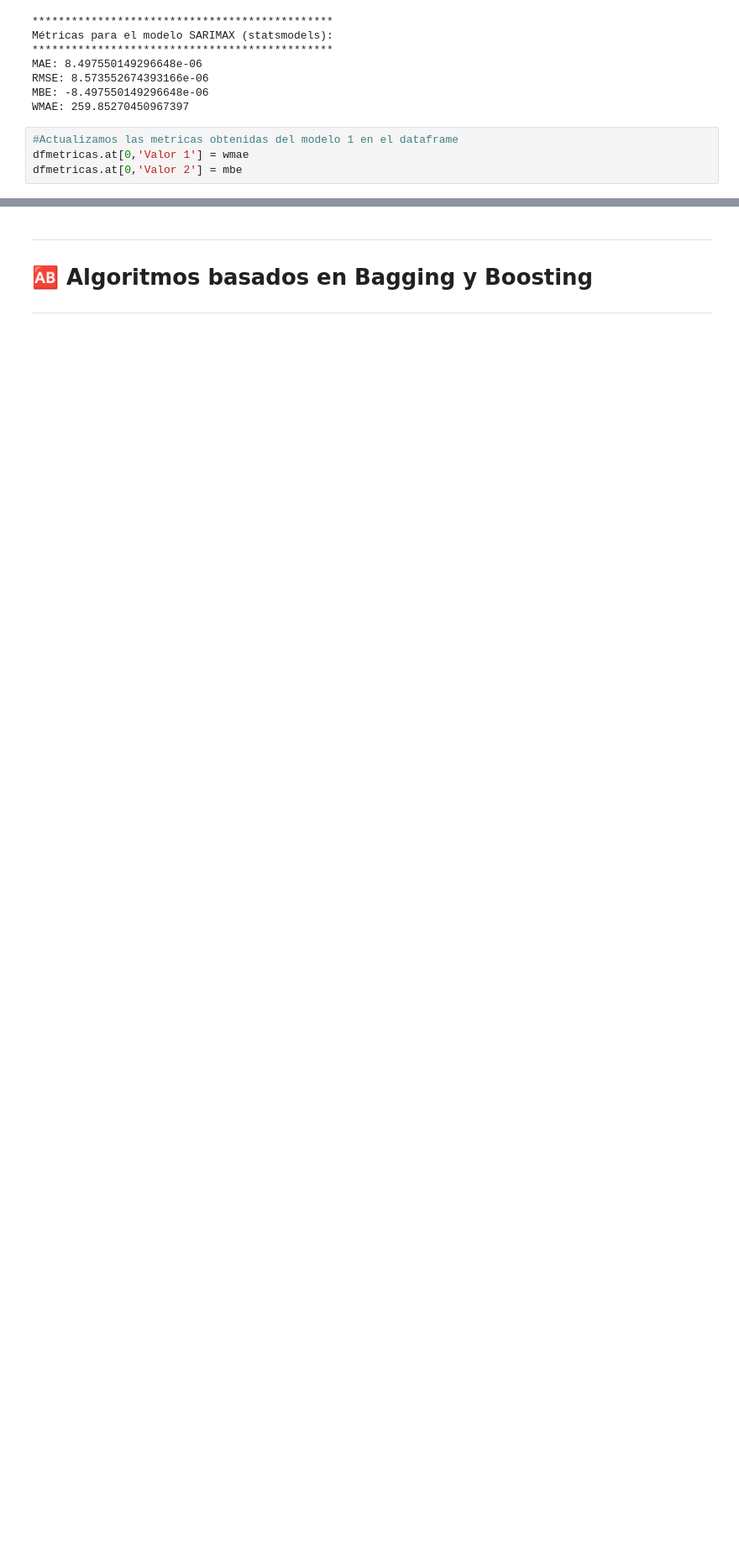
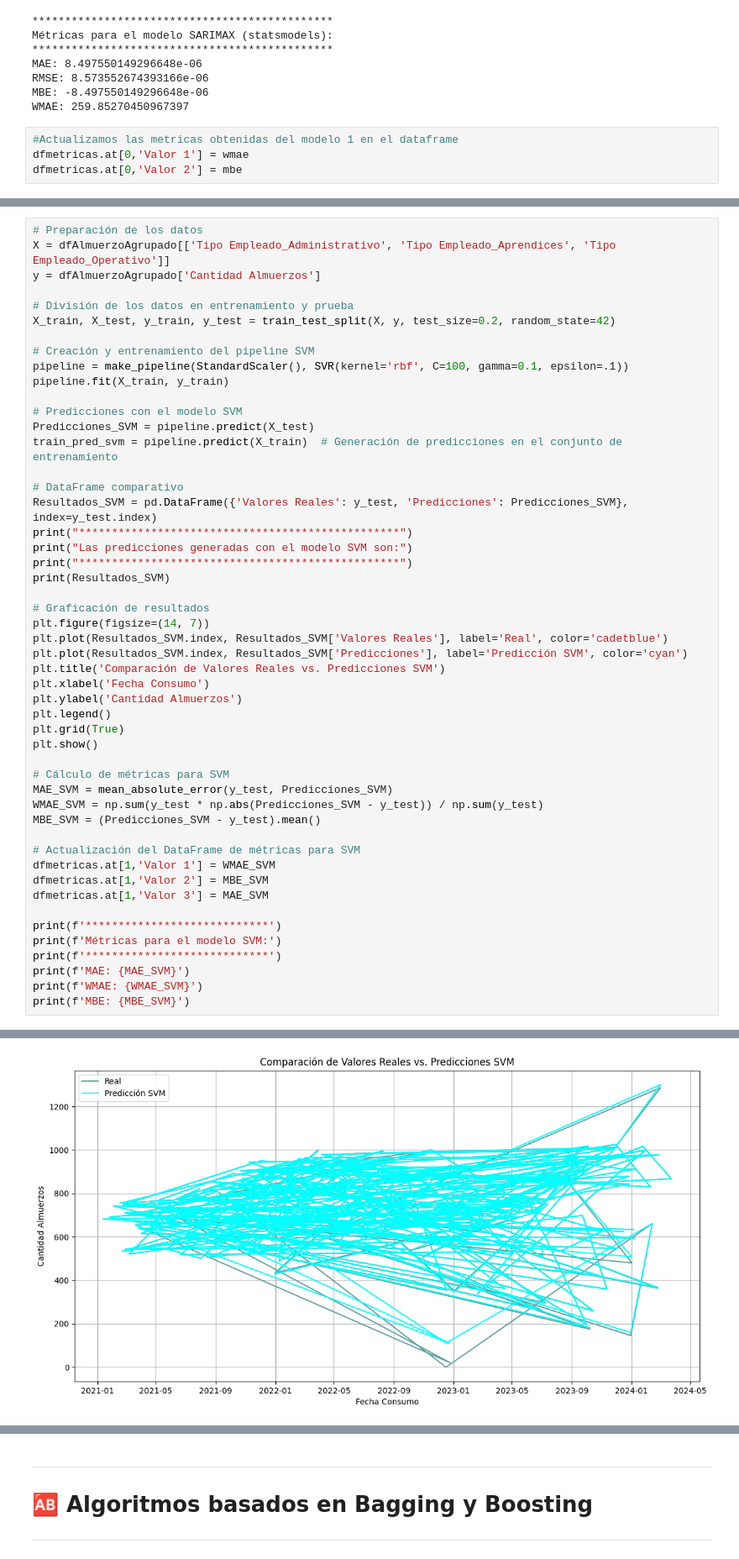
Before and after one commit to A01793509/Equipo_44, a Jupyter notebook: Avance5_44.ipynb, the cells around one changed output, grey strips where cells are left out. Shown at 84% size. Saved outputs shown, nothing was run; the diff lists cells and outputs as text; blank space fills up the shorter version.

```diff
--- a/Avance5_44.ipynb
+++ b/Avance5_44.ipynb
@@ -442,0 +577,51 @@ dfmetricas.at[0,'Valor 2'] = mbe
+# %%
+# Preparación de los datos
+X = dfAlmuerzoAgrupado[['Tipo Empleado_Administrativo', 'Tipo Empleado_Aprendices', 'Tipo Empleado_Operativo']]
+y = dfAlmuerzoAgrupado['Cantidad Almuerzos']
+
+# División de los datos en entrenamiento y prueba
+X_train, X_test, y_train, y_test = train_test_split(X, y, test_size=0.2, random_state=42)
+
+# Creación y entrenamiento del pipeline SVM
+pipeline = make_pipeline(StandardScaler(), SVR(kernel='rbf', C=100, gamma=0.1, epsilon=.1))
+pipeline.fit(X_train, y_train)
+
+# Predicciones con el modelo SVM
+Predicciones_SVM = pipeline.predict(X_test)
+train_pred_svm = pipeline.predict(X_train)  # Generación de predicciones en el conjunto de entrenamiento
+
+# DataFrame comparativo
+Resultados_SVM = pd.DataFrame({'Valores Reales': y_test, 'Predicciones': Predicciones_SVM}, index=y_test.index)
+print("*************************************************")
+print("Las predicciones generadas con el modelo SVM son:")
+print("*************************************************")
+print(Resultados_SVM)
+
+# Graficación de resultados
+plt.figure(figsize=(14, 7))
+plt.plot(Resultados_SVM.index, Resultados_SVM['Valores Reales'], label='Real', color='cadetblue')
+plt.plot(Resultados_SVM.index, Resultados_SVM['Predicciones'], label='Predicción SVM', color='cyan')
+plt.title('Comparación de Valores Reales vs. Predicciones SVM')
+plt.xlabel('Fecha Consumo')
+plt.ylabel('Cantidad Almuerzos')
+plt.legend()
+plt.grid(True)
+plt.show()
+
+# Cálculo de métricas para SVM
+MAE_SVM = mean_absolute_error(y_test, Predicciones_SVM)
+WMAE_SVM = np.sum(y_test * np.abs(Predicciones_SVM - y_test)) / np.sum(y_test)
+MBE_SVM = (Predicciones_SVM - y_test).mean()
+
+# Actualización del DataFrame de métricas para SVM
+dfmetricas.at[1,'Valor 1'] = WMAE_SVM
+dfmetricas.at[1,'Valor 2'] = MBE_SVM
+dfmetricas.at[1,'Valor 3'] = MAE_SVM
+
+print(f'****************************')
+print(f'Métricas para el modelo SVM:')
+print(f'****************************')
+print(f'MAE: {MAE_SVM}')
+print(f'WMAE: {WMAE_SVM}')
+print(f'MBE: {MBE_SVM}')
+# %% [output]
@@ -442,0 +645 @@ dfmetricas.at[0,'Valor 2'] = mbe
+[figure, added]
```
Also changed, not shown: parts of 26 cells of this notebook.
